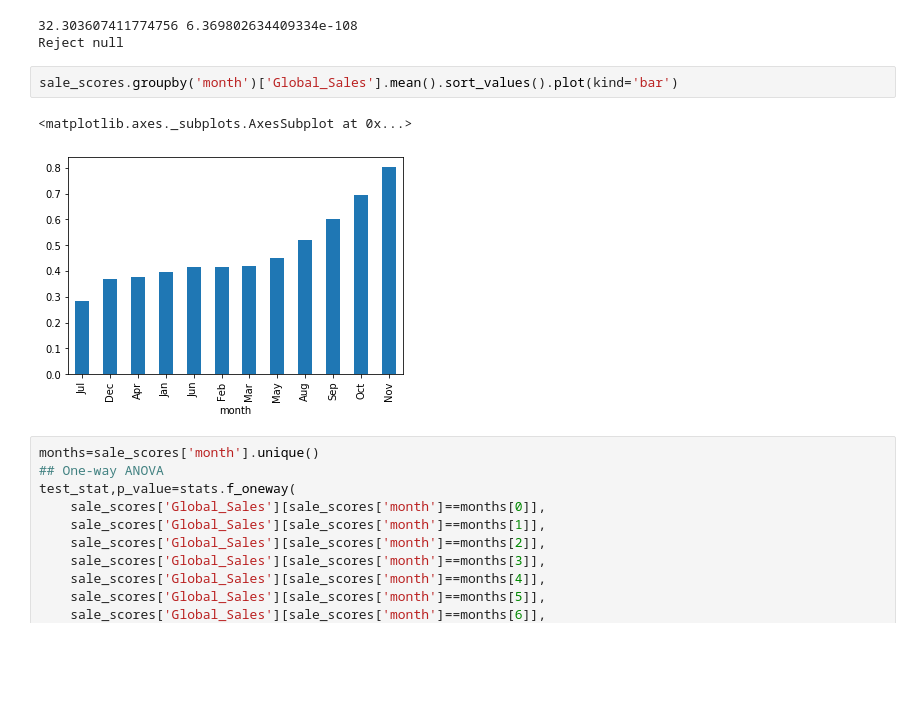
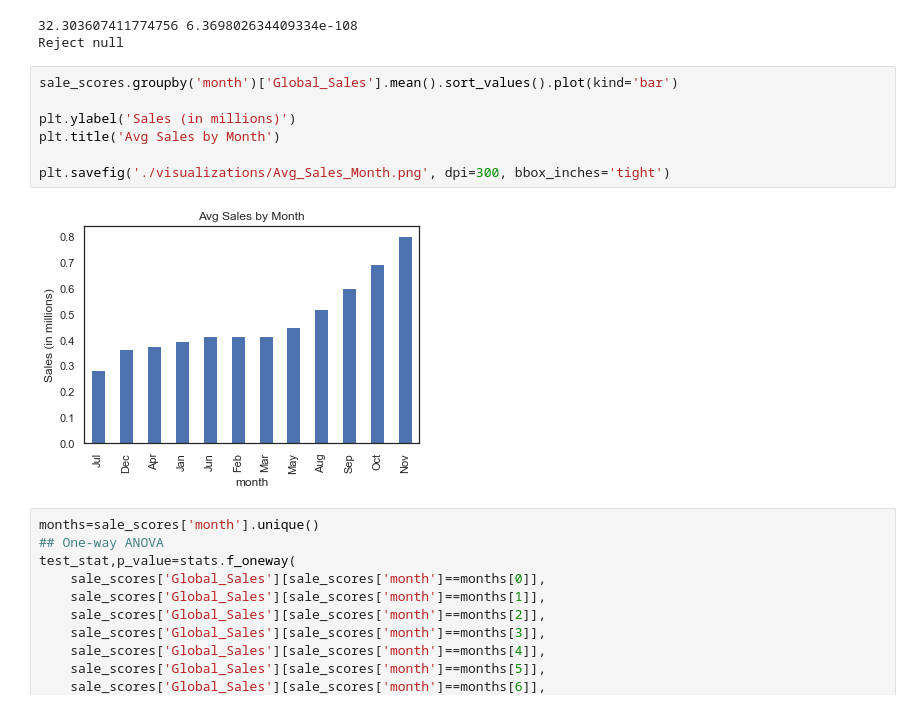
Before and after one commit to zahmedgit/Videogame_Regression, a Jupyter notebook: Videogame_sales_analysis.ipynb, the cells around one changed output. Saved outputs shown, nothing was run; the diff lists cells and outputs as text; blank space fills up the shorter version.

```diff
--- a/Videogame_sales_analysis.ipynb
+++ b/Videogame_sales_analysis.ipynb
@@ -368,9 +373,13 @@ else:
 Reject null
 # %%
 sale_scores.groupby('month')['Global_Sales'].mean().sort_values().plot(kind='bar')
+
+plt.ylabel('Sales (in millions)')
+plt.title('Avg Sales by Month')
+
+plt.savefig('./visualizations/Avg_Sales_Month.png', dpi=300, bbox_inches='tight')
 # %% [output]
-<matplotlib.axes._subplots.AxesSubplot at 0x...>
-[figure, old version]
+[figure, new version]
 # %%
 months=sale_scores['month'].unique()
 ## One-way ANOVA
```
Also changed, not shown: parts of 6 cells of this notebook, 8 other files.
